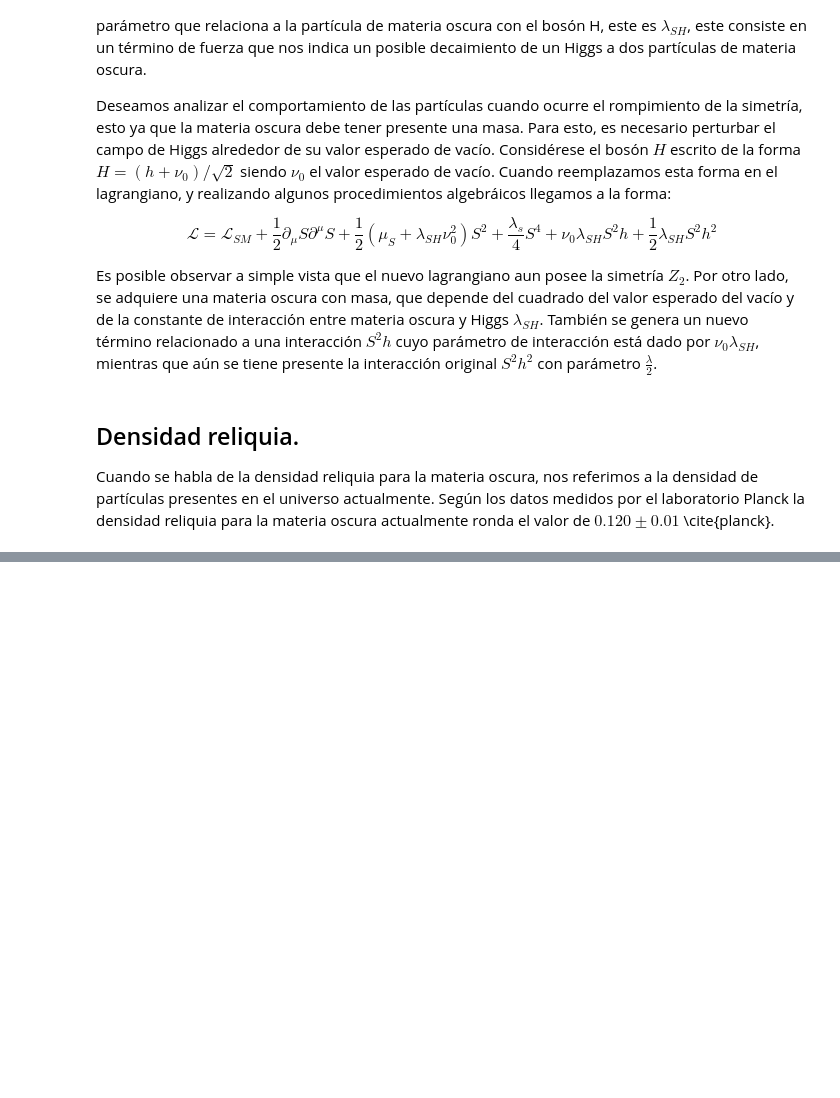
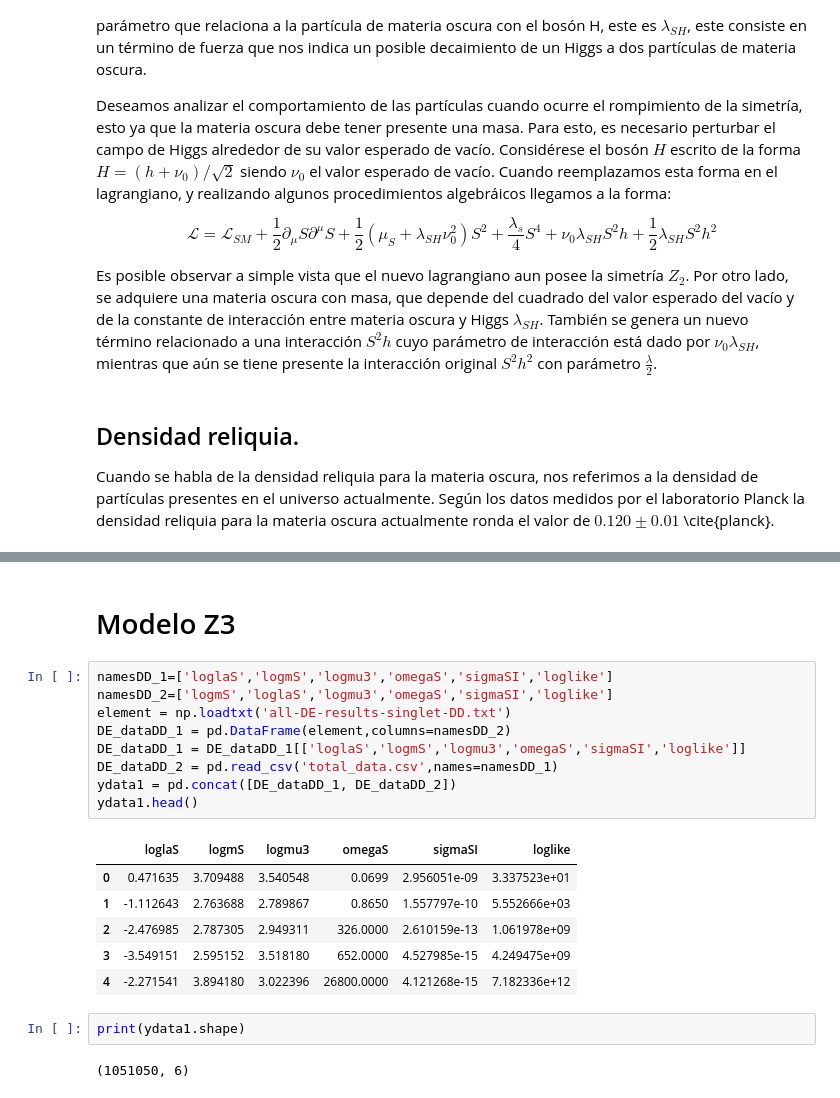
Before and after one commit to gadolfocastrillon/notebook_materiaOscura, a Jupyter notebook: micromegas_5.3.35/Modelos discretos de materia oscura.ipynb, the cells around one changed output, grey strips where cells are left out. Cells and saved outputs as stored; diff of their text form; blank space fills up the shorter version.

```diff
--- a/micromegas_5.3.35/Modelos discretos de materia oscura.ipynb
+++ b/micromegas_5.3.35/Modelos discretos de materia oscura.ipynb
@@ -538,0 +594,22 @@ df
+# %% [markdown]
+# Modelo Z3
+# %%
+namesDD_1=['loglaS','logmS','logmu3','omegaS','sigmaSI','loglike']
+namesDD_2=['logmS','loglaS','logmu3','omegaS','sigmaSI','loglike']
+element = np.loadtxt('all-DE-results-singlet-DD.txt')
+DE_dataDD_1 = pd.DataFrame(element,columns=namesDD_2)
+DE_dataDD_1 = DE_dataDD_1[['loglaS','logmS','logmu3','omegaS','sigmaSI','loglike']]
+DE_dataDD_2 = pd.read_csv('total_data.csv',names=namesDD_1)
+ydata1 = pd.concat([DE_dataDD_1, DE_dataDD_2])
+ydata1.head()
+# %% [output]
+|  | loglaS | logmS | logmu3 | omegaS | sigmaSI | loglike |
+| 0 | 0.471635 | 3.709488 | 3.540548 | 0.0699 | 2.956051e-09 | 3.337523e+01 |
+| 1 | -1.112643 | 2.763688 | 2.789867 | 0.8650 | 1.557797e-10 | 5.552666e+03 |
+| 2 | -2.476985 | 2.787305 | 2.949311 | 326.0000 | 2.610159e-13 | 1.061978e+09 |
+| 3 | -3.549151 | 2.595152 | 3.518180 | 652.0000 | 4.527985e-15 | 4.249475e+09 |
+| 4 | -2.271541 | 3.894180 | 3.022396 | 26800.0000 | 4.121268e-15 | 7.182336e+12 |
+# %%
+print(ydata1.shape)
+# %% [output]
+(1051050, 6)
```
Also changed, not shown: parts of 44 cells of this notebook.
